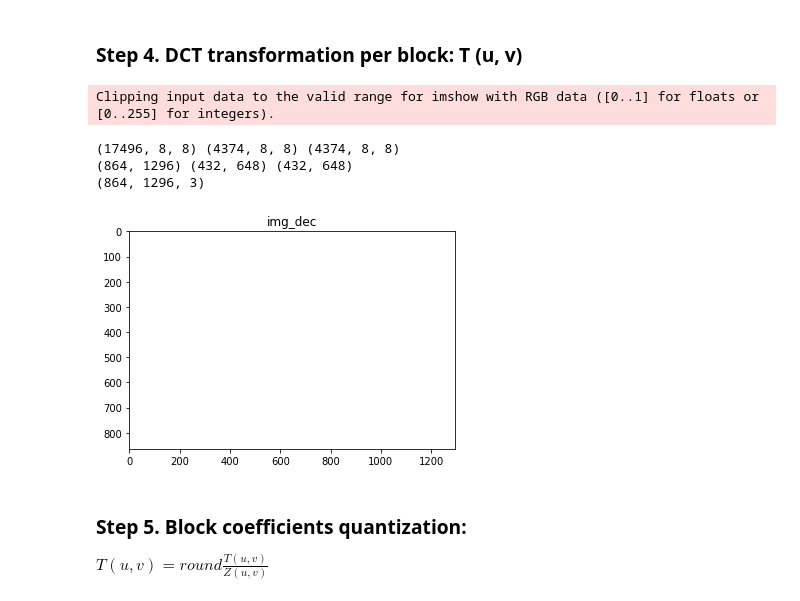
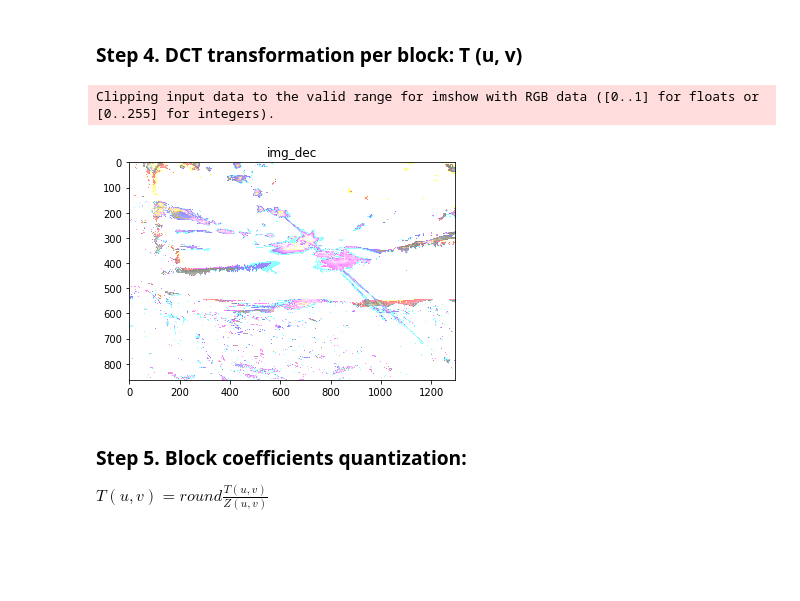
Before and after one commit to partizanos/advanced_image_processing, a Jupyter notebook: AEI_tp4_1.ipynb, the cells around one changed output. Saved outputs shown, nothing was run; the diff lists cells and outputs as text; code cells hidden in the pictures; blank space fills up the shorter version.

```diff
--- a/AEI_tp4_1.ipynb
+++ b/AEI_tp4_1.ipynb
@@ -247,40 +278,45 @@ plt.imshow(img_dec);  plt.title("img_dec"); plt.show()
 # TODO aply and inverse image should be same MSE =10** -10
 def dct_2d(y, cb, cr):
   y = fftpack.dct(fftpack.dct(y.T, norm='ortho').T, norm='ortho')
   cb = fftpack.dct(fftpack.dct(cb.T, norm='ortho').T, norm='ortho')
   cr = fftpack.dct(fftpack.dct(cr.T, norm='ortho').T, norm='ortho')
   return y, cb, cr
 
 def idct_2d(y, cb, cr):
   y = fftpack.idct(fftpack.idct(y.T, norm='ortho').T, norm='ortho')
   cb = fftpack.idct(fftpack.idct(cb.T, norm='ortho').T, norm='ortho')
   cr = fftpack.idct(fftpack.idct(cr.T, norm='ortho').T, norm='ortho')
   return y, cb, cr
 
 
 
 # encoding
 img_enc  = rgb2ycbcr(im)
 y, cb, cr = downsample(img_enc)
 y, cb, cr= img_2_block(y, cb, cr, (max_M, max_N ) )
 y, cb, cr= global_mean_reduce(y,cb,cr)
+# print("before dct ")
+# print(y[0, :10])
 y, cb, cr = dct_2d(y, cb, cr)
+# print(y[0, :10])
+# print("after")
+# print(y[0, :10])
 
 # decoding
 y, cb, cr  = idct_2d(y, cb, cr )
-print(y.shape, cb.shape, cr.shape)
+# print(y[0, :10])
+
+# print(y.shape, cb.shape, cr.shape)
 y, cb, cr= global_mean_add(y,cb,cr)
 y, cb, cr = block_2_img(y, cb, cr)
-print(y.shape, cb.shape, cr.shape)
 img_dec = upsample(y, cb, cr )
-print(img_dec.shape)
+img_dec = img_dec.astype("uint")
+# print(img_dec[0, :10])
+# print(img_dec.shape)
 plt.imshow(img_dec);  plt.title("img_dec"); plt.show()
 # %% [output]
 Clipping input data to the valid range for imshow with RGB data ([0..1] for floats or [0..255] for integers).
-(17496, 8, 8) (4374, 8, 8) (4374, 8, 8)
-(864, 1296) (432, 648) (432, 648)
-(864, 1296, 3)
-[figure, old version]
+[figure, new version]
 # %% [markdown]
 ### Step 5. Block coefficients quantization:
 
```
Also changed, not shown: parts of 7 cells of this notebook.
